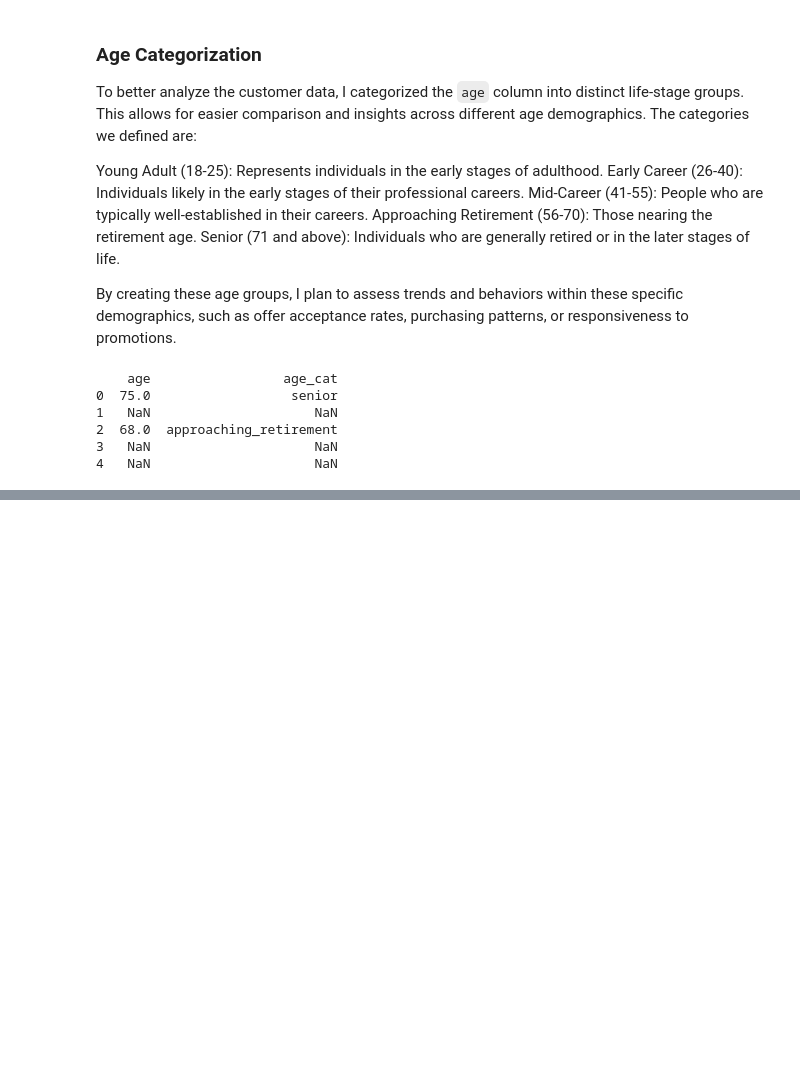
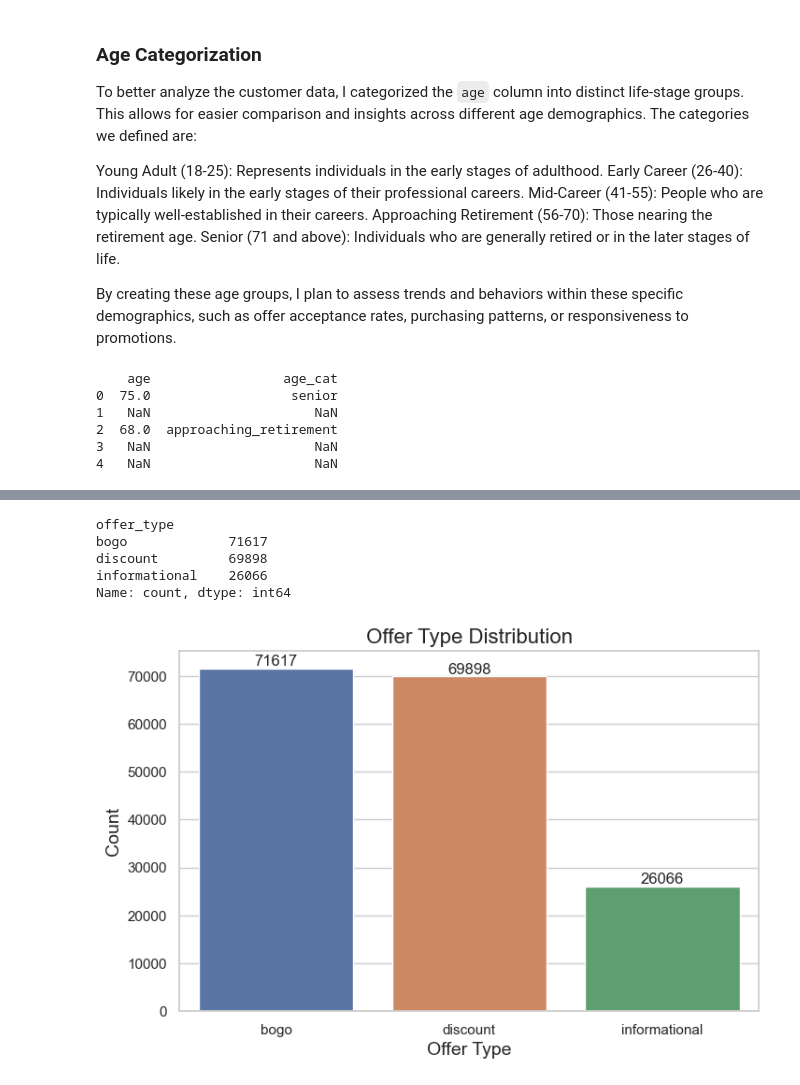
Before and after one commit to CoskunErden/Udacity_DS_Capstone_Project, a Jupyter notebook: starbucks_capstone.ipynb, the cells around one changed output, grey strips where cells are left out. Cells and saved outputs as stored; diff of their text form; code cells hidden in the pictures; blank space fills up the shorter version.

```diff
--- a/starbucks_capstone.ipynb
+++ b/starbucks_capstone.ipynb
@@ -713,0 +747,28 @@ print(df[['age', 'age_cat']].head())
+# %%
+# Examining the distributions of 'offer_type'
+offer_type_counts = df['offer_type'].value_counts()
+print(offer_type_counts)
+
+# Bar plot of 'offer_type'
+sns.set(style = 'whitegrid')
+
+# Create a bar plot
+plt.figure(figsize= (8,5))
+ax = sns.barplot(x = offer_type_counts.index, y = offer_type_counts.values, hue = offer_type_counts.index)
+
+# Titles and labels
+plt.title('Offer Type Distribution', fontsize = 16)
+plt.xlabel('Offer Type', fontsize = 14)
+plt.ylabel('Count', fontsize =14)
+
+for i in ax.containers:
+    ax.bar_label(i,)
+
+plt.show()
+# %% [output]
+offer_type
+bogo             71617
+discount         69898
+informational    26066
+Name: count, dtype: int64
+[figure, added]
```
Also changed, not shown: parts of 24 cells of this notebook.
